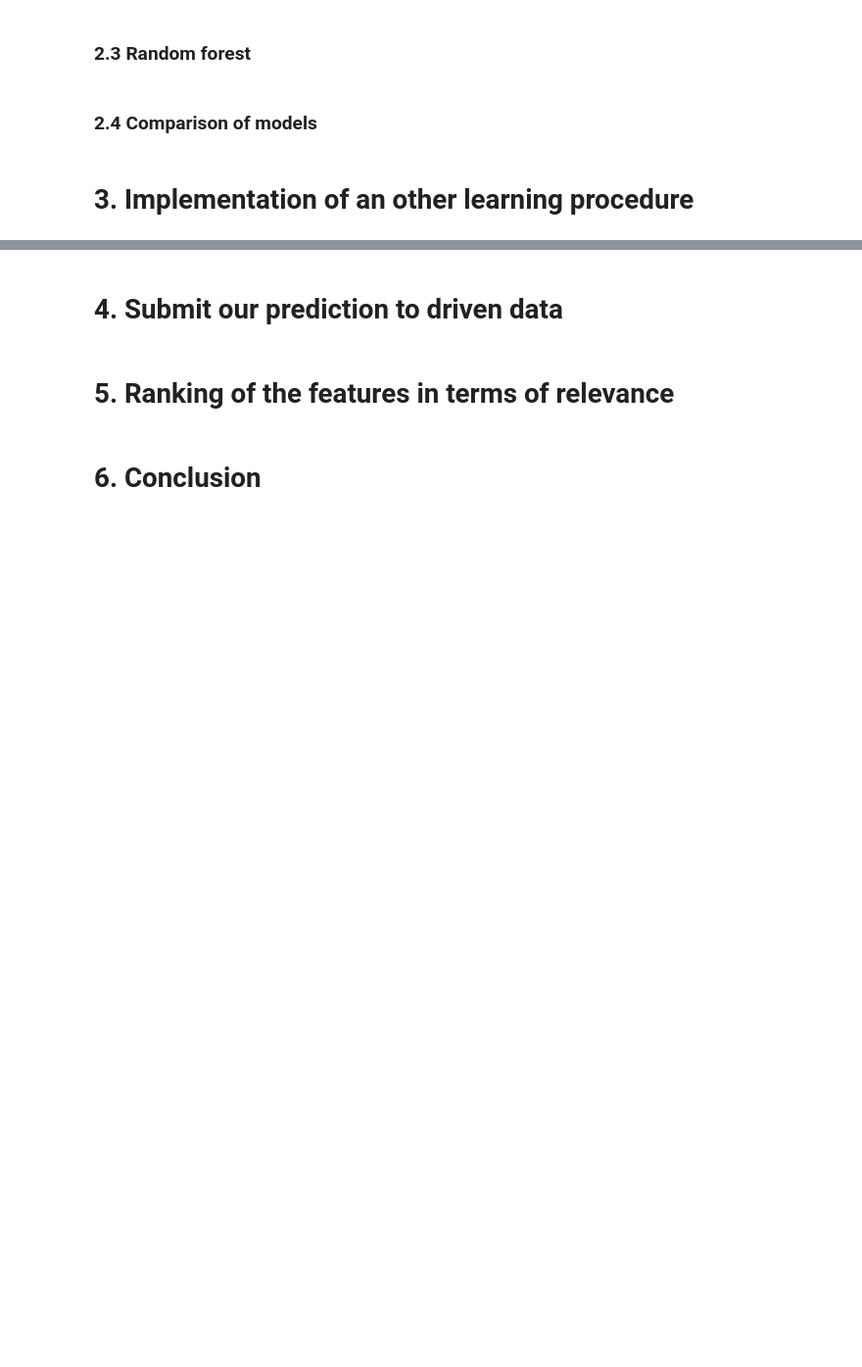
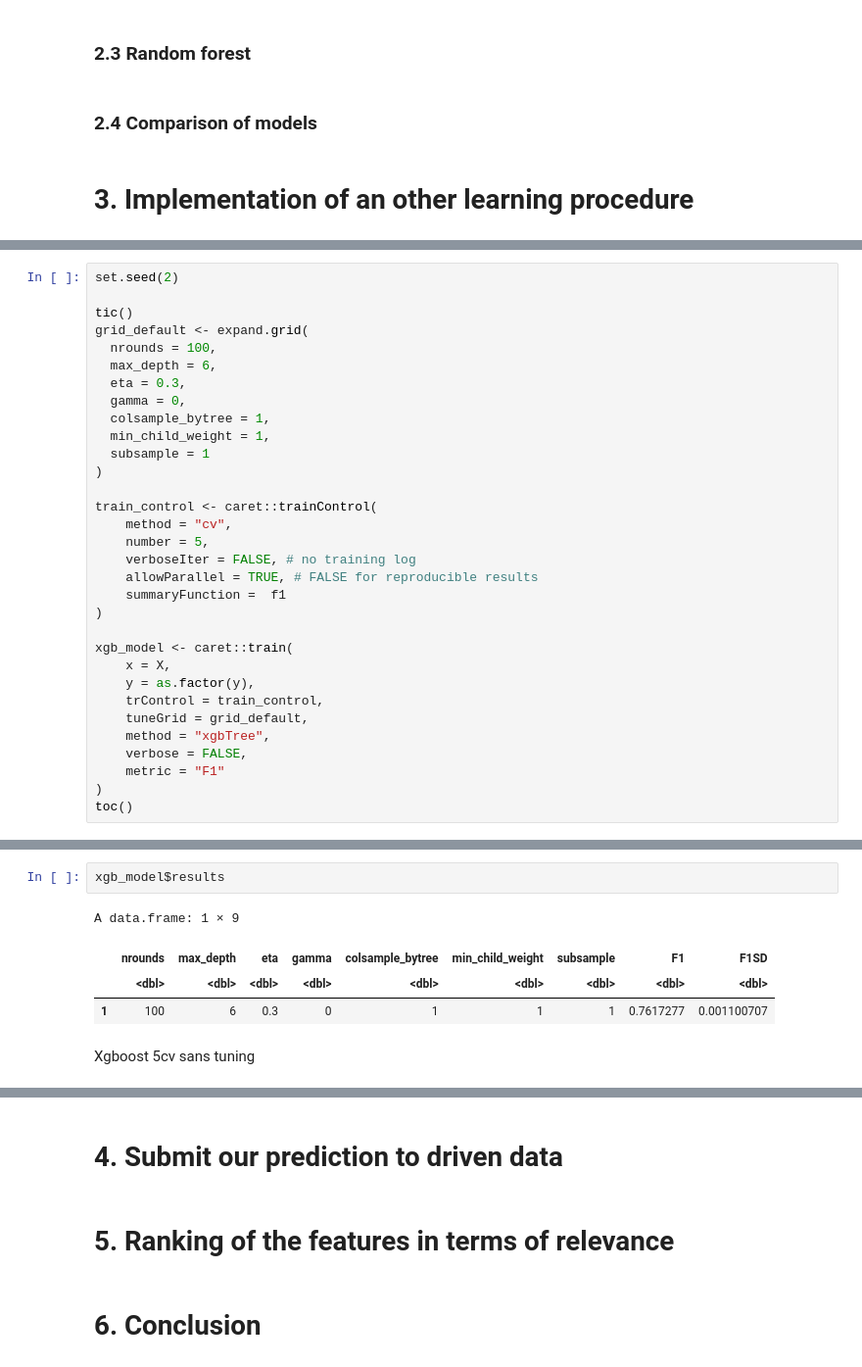
Before and after one commit to bikostet/richter-s-predictor-group-42, a Jupyter notebook: INFOF422 project report.ipynb, the cells around one changed output, grey strips where cells are left out. Shown at 98% size. Saved outputs shown, nothing was run; the diff lists cells and outputs as text; blank space fills up the shorter version.

```diff
--- a/INFOF422 project report.ipynb
+++ b/INFOF422 project report.ipynb
@@ -665,0 +727,32 @@ On vas donc s'areter là
+# %%
+set.seed(2)
+
+tic()
+grid_default <- expand.grid(
+  nrounds = 100,
+  max_depth = 6,
+  eta = 0.3,
+  gamma = 0,
+  colsample_bytree = 1,
+  min_child_weight = 1,
+  subsample = 1
+)
+
+train_control <- caret::trainControl(
+    method = "cv",
+    number = 5,
+    verboseIter = FALSE, # no training log
+    allowParallel = TRUE, # FALSE for reproducible results
+    summaryFunction =  f1
+)
+
+xgb_model <- caret::train(
+    x = X,
+    y = as.factor(y),
+    trControl = train_control,
+    tuneGrid = grid_default,
+    method = "xgbTree",
+    verbose = FALSE,
+    metric = "F1"
+)
+toc()
@@ -665,0 +761,9 @@ On vas donc s'areter là
+# %%
+xgb_model$results
+# %% [output]
+A data.frame: 1 × 9
+|  | nrounds | max_depth | eta | gamma | colsample_bytree | min_child_weight | subsample | F1 | F1SD |
+|  | <dbl> | <dbl> | <dbl> | <dbl> | <dbl> | <dbl> | <dbl> | <dbl> | <dbl> |
+| 1 | 100 | 6 | 0.3 | 0 | 1 | 1 | 1 | 0.7617277 | 0.001100707 |
+# %% [markdown]
+Xgboost 5cv sans tuning
```
Also changed, not shown: parts of 36 cells of this notebook.
